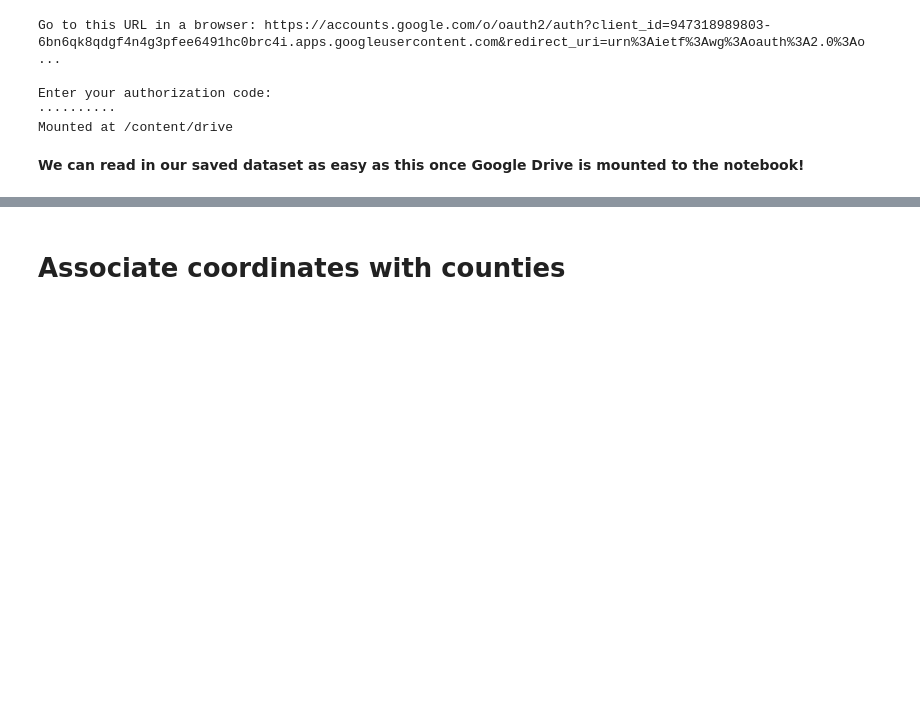
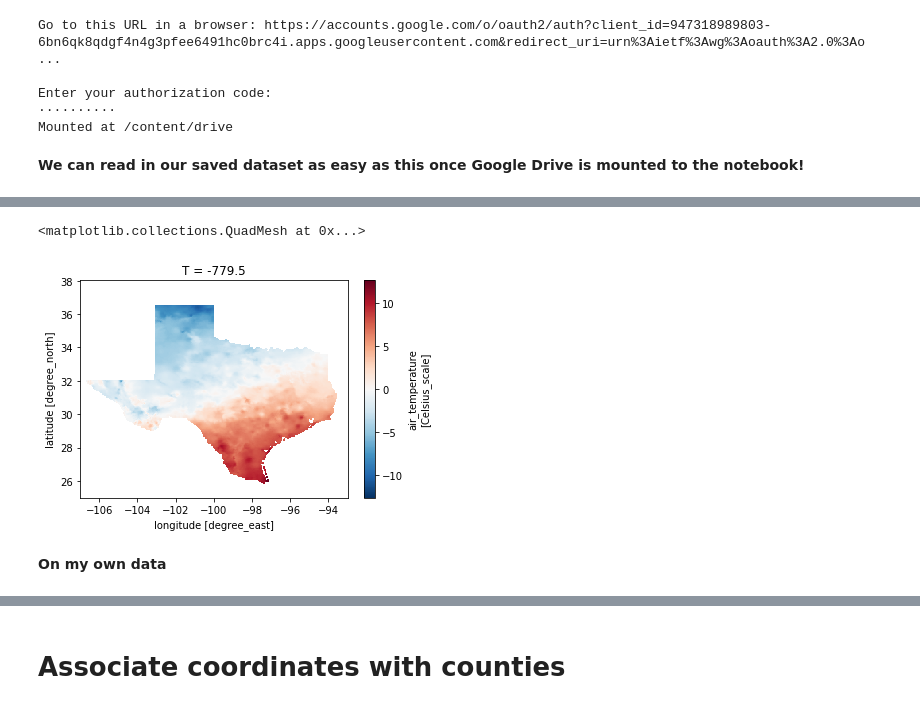
Before and after one commit to christopher-reed/CA-High-Value-Crops, a Jupyter notebook: PRISM_Weather_Data.ipynb, the cells around one changed output, grey strips where cells are left out. Saved outputs shown, nothing was run; the diff lists cells and outputs as text; code cells hidden in the pictures; blank space fills up the shorter version.

```diff
--- a/PRISM_Weather_Data.ipynb
+++ b/PRISM_Weather_Data.ipynb
@@ -689,0 +814,30 @@ print(len(tmin_array_list))
+# %%
+
+def transform_from_latlon(lat, lon):
+    lat = np.asarray(lat)
+    lon = np.asarray(lon)
+    trans = Affine.translation(lon[0], lat[0])
+    scale = Affine.scale(lon[1] - lon[0], lat[1] - lat[0])
+    return trans * scale
+
+def rasterize(shapes, coords, latitude='latitude', longitude='longitude',
+              fill=np.nan, **kwargs):
+    """Rasterize a list of (geometry, fill_value) tuples onto the given
+    xray coordinates. This only works for 1d latitude and longitude
+    arrays.
+    """
+    transform = transform_from_latlon(coords[latitude], coords[longitude])
+    out_shape = (len(coords[latitude]), len(coords[longitude]))
+    raster = features.rasterize(shapes, out_shape=out_shape,
+                                fill=fill, transform=transform,
+                                dtype=float, **kwargs)
+    spatial_coords = {latitude: coords[latitude], longitude: coords[longitude]}
+    return xr.DataArray(raster, coords=spatial_coords, dims=(latitude, longitude))
+
+# this shapefile is from natural earth data
+# http://www.naturalearthdata.com/downloads/10m-cultural-vectors/10m-admin-1-states-provinces/
+states = geopandas.read_file('ne_10m_admin_1_states_provinces.shp')
+us_states = states.query("admin == 'United States of America'").reset_index(drop=True)
+state_ids = {k: i for i, k in enumerate(us_states.woe_name)}
+
+shapes = zip(us_states.geometry, range(len(us_states)))
@@ -689,0 +846,8 @@ print(len(tmin_array_list))
+# %%
+import netCDF4
+
+ds = xr.open_dataset(
+      'http://iridl.ldeo.columbia.edu/SOURCES/.OSU/.PRISM/.monthly/dods',
+      decode_times=False).chunk({'T': 30, 'X': 200, 'Y': 200})
+# %%
+ds['states'] = rasterize(shapes, ds.coords, longitude='X', latitude='Y')
@@ -689,0 +891,11 @@ print(len(tmin_array_list))
+# %%
+(ds.tmin
+ .sel(T = -779.5)
+ .where(ds.states == state_ids['Texas'])
+ .sel(X=slice(-107, -93), Y=slice(38, 25))
+ .plot())
+# %% [output]
+<matplotlib.collections.QuadMesh at 0x...>
+[figure, added]
+# %% [markdown]
+**On my own data**
```
Also changed, not shown: parts of 37 cells of this notebook.
